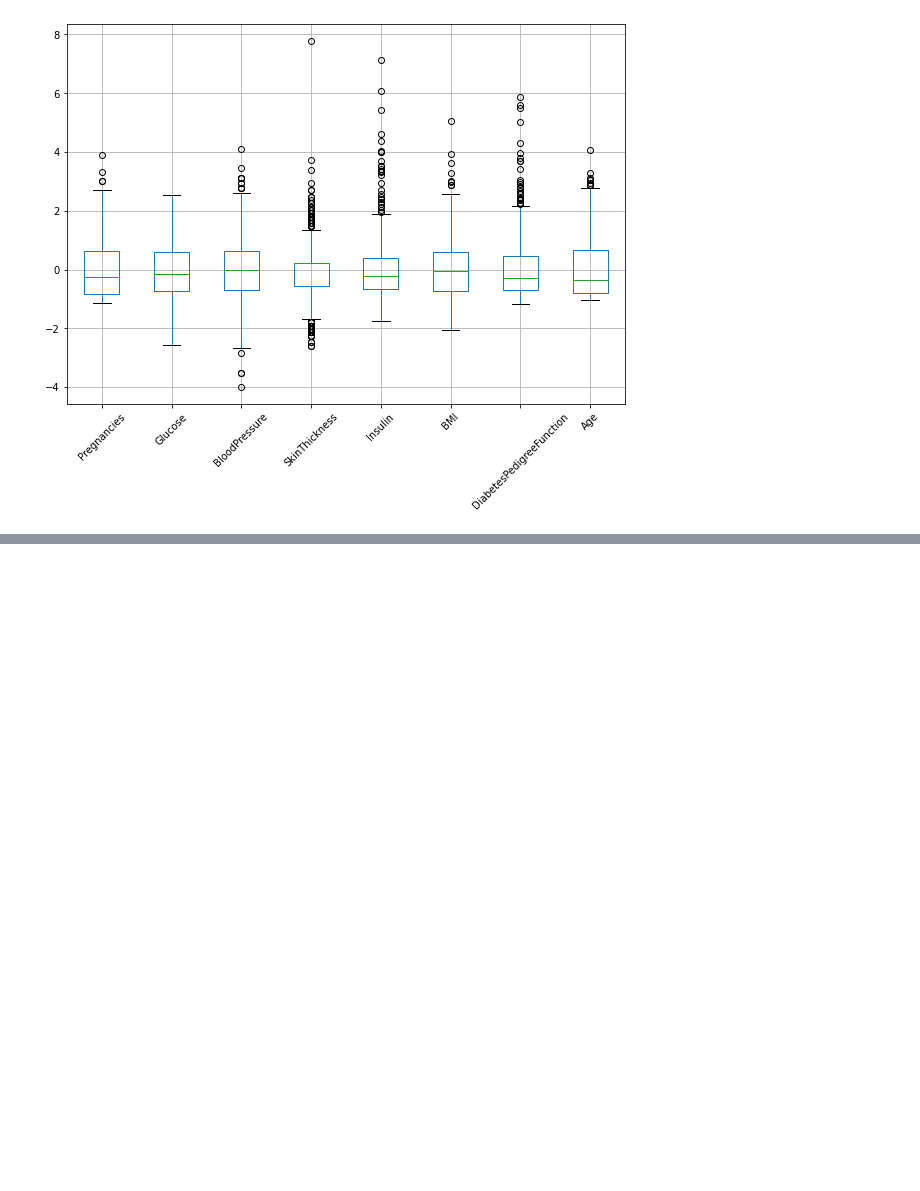
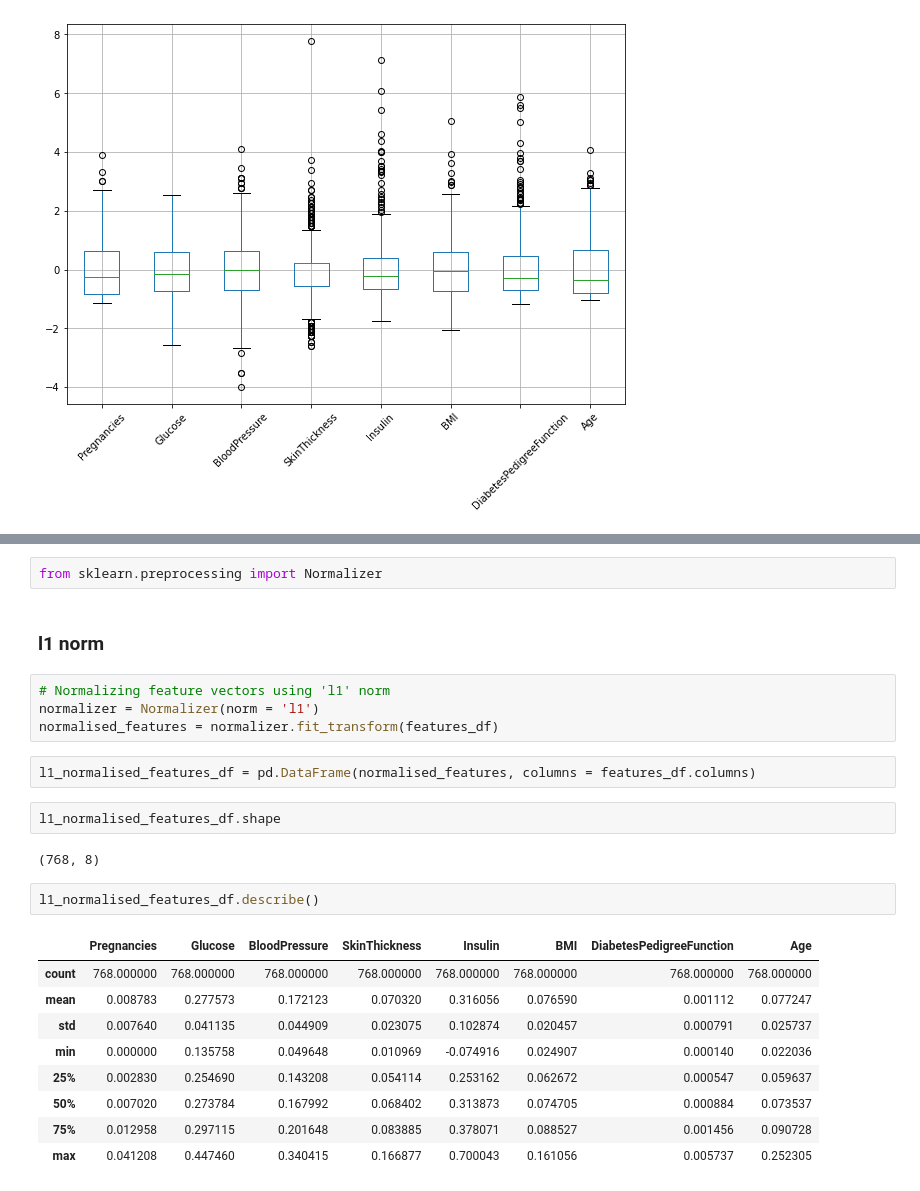
Before and after one commit to VitikaJain25/PandasRevision, a Jupyter notebook: FeatureScalingAndTransformation.ipynb, the cells around one changed output, grey strips where cells are left out. Saved outputs shown, nothing was run; the diff lists cells and outputs as text; blank space fills up the shorter version.

```diff
--- a/FeatureScalingAndTransformation.ipynb
+++ b/FeatureScalingAndTransformation.ipynb
@@ -168,0 +171,26 @@ plt.show()
+# %%
+from sklearn.preprocessing import Normalizer
+# %% [markdown]
+### l1 norm
+# %%
+# Normalizing feature vectors using 'l1' norm
+normalizer = Normalizer(norm = 'l1')
+normalised_features = normalizer.fit_transform(features_df)
+# %%
+l1_normalised_features_df = pd.DataFrame(normalised_features, columns = features_df.columns)
+# %%
+l1_normalised_features_df.shape
+# %% [output]
+(768, 8)
+# %%
+l1_normalised_features_df.describe()
+# %% [output]
+|  | Pregnancies | Glucose | BloodPressure | SkinThickness | Insulin | BMI | DiabetesPedigreeFunction | Age |
+| count | 768.000000 | 768.000000 | 768.000000 | 768.000000 | 768.000000 | 768.000000 | 768.000000 | 768.000000 |
+| mean | 0.008783 | 0.277573 | 0.172123 | 0.070320 | 0.316056 | 0.076590 | 0.001112 | 0.077247 |
+| std | 0.007640 | 0.041135 | 0.044909 | 0.023075 | 0.102874 | 0.020457 | 0.000791 | 0.025737 |
+| min | 0.000000 | 0.135758 | 0.049648 | 0.010969 | -0.074916 | 0.024907 | 0.000140 | 0.022036 |
+| 25% | 0.002830 | 0.254690 | 0.143208 | 0.054114 | 0.253162 | 0.062672 | 0.000547 | 0.059637 |
+| 50% | 0.007020 | 0.273784 | 0.167992 | 0.068402 | 0.313873 | 0.074705 | 0.000884 | 0.073537 |
+| 75% | 0.012958 | 0.297115 | 0.201648 | 0.083885 | 0.378071 | 0.088527 | 0.001456 | 0.090728 |
+| max | 0.041208 | 0.447460 | 0.340415 | 0.166877 | 0.700043 | 0.161056 | 0.005737 | 0.252305 |
```
Also changed, not shown: parts of 10 cells of this notebook.
